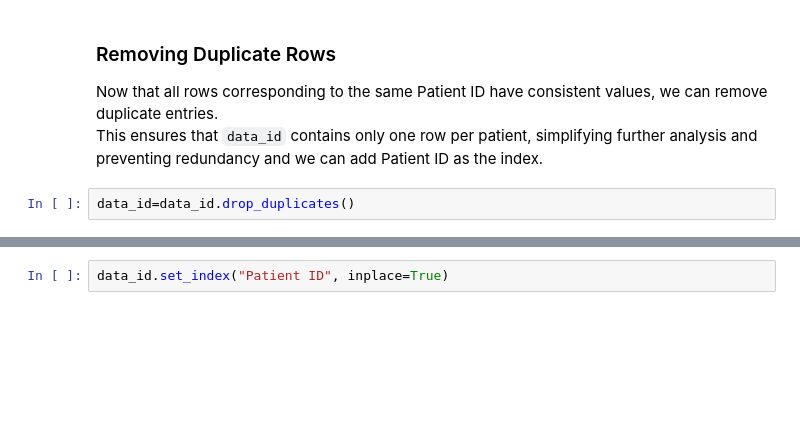
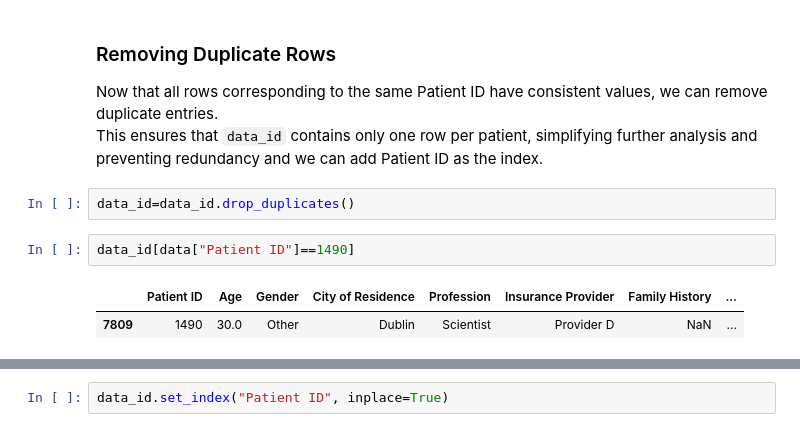
Before and after one commit to afonsolince06/Pre-proc-project, a Jupyter notebook: solution.ipynb, the cells around one changed output, grey strips where cells are left out. Cells and saved outputs as stored; diff of their text form; blank space fills up the shorter version.

```diff
--- a/solution.ipynb
+++ b/solution.ipynb
@@ -354,6 +361,11 @@ Now that all rows corresponding to the same Patient ID have consistent values, w
 This ensures that `data_id` contains only one row per patient, simplifying further analysis and preventing redundancy and we can add Patient ID as the index.
 # %%
 data_id=data_id.drop_duplicates()
+# %%
+data_id[data["Patient ID"]==1490]
+# %% [output]
+|  | Patient ID | Age | Gender | City of Residence | Profession | Insurance Provider | Family History | ... |
+| 7809 | 1490 | 30.0 | Other | Dublin | Scientist | Provider D | NaN | ... |
 # %%
 data_id.value_counts("Patient ID")
 # %% [output]
```
Also changed, not shown: parts of 17 cells of this notebook.
